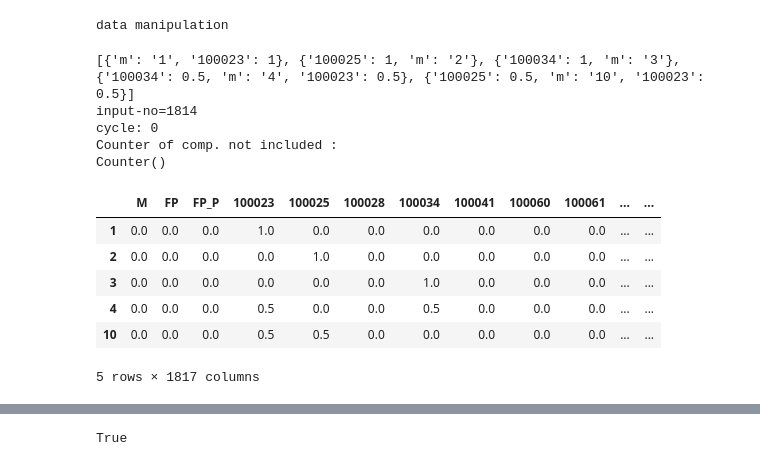
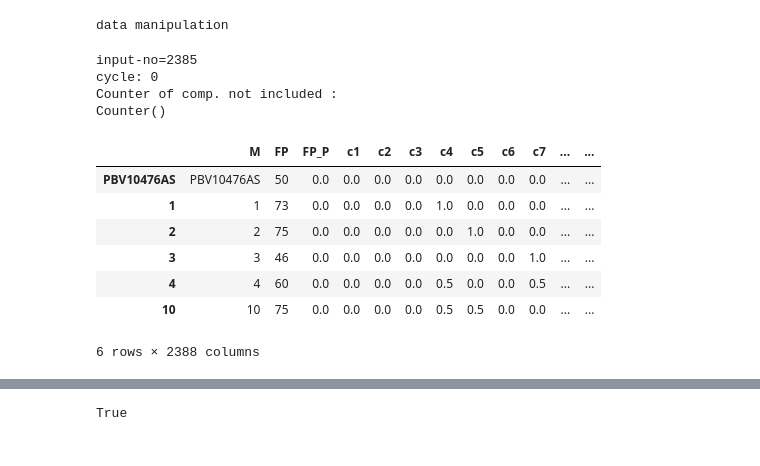
Before and after one commit to davidvela/FL-, a Jupyter notebook: pDev2/FPDL.4.ipynb, the cells around one changed output, grey strips where cells are left out. Drawn from its saved outputs; the diff is of its cells as text; code cells hidden in the pictures.

Commit message:
tests - json

```diff
--- a/pDev2/FPDL.4.ipynb
+++ b/pDev2/FPDL.4.ipynb
@@ -300,21 +306,22 @@ def get_data_test( desc ):
 # %%
-# dstf = 0
-url_test = "url"
-get_tests(url_test)
-dstt
+# READ TESTS
+force = False
+url_test = LOGDAT + "FREXP1/" ; url_test = "url"
+get_tests(url_test, force)
+dsp
 # %% [output]
-[{'m': '1', '100023': 1}, {'100025': 1, 'm': '2'}, {'100034': 1, 'm': '3'}, {'100034': 0.5, 'm': '4', '100023': 0.5}, {'100025': 0.5, 'm': '10', '100023': 0.5}]
-input-no=1814
+input-no=2385
 cycle: 0
 Counter of comp. not included :
 Counter()
-|  | M | FP | FP_P | 100023 | 100025 | 100028 | 100034 | 100041 | 100060 | 100061 | ... | ... |
-| 1 | 0.0 | 0.0 | 0.0 | 1.0 | 0.0 | 0.0 | 0.0 | 0.0 | 0.0 | 0.0 | ... | ... |
-| 2 | 0.0 | 0.0 | 0.0 | 0.0 | 1.0 | 0.0 | 0.0 | 0.0 | 0.0 | 0.0 | ... | ... |
-| 3 | 0.0 | 0.0 | 0.0 | 0.0 | 0.0 | 0.0 | 1.0 | 0.0 | 0.0 | 0.0 | ... | ... |
-| 4 | 0.0 | 0.0 | 0.0 | 0.5 | 0.0 | 0.0 | 0.5 | 0.0 | 0.0 | 0.0 | ... | ... |
-| 10 | 0.0 | 0.0 | 0.0 | 0.5 | 0.5 | 0.0 | 0.0 | 0.0 | 0.0 | 0.0 | ... | ... |
+|  | M | FP | FP_P | c1 | c2 | c3 | c4 | c5 | c6 | c7 | ... | ... |
+| PBV10476AS | PBV10476AS | 50 | 0.0 | 0.0 | 0.0 | 0.0 | 0.0 | 0.0 | 0.0 | 0.0 | ... | ... |
+| 1 | 1 | 73 | 0.0 | 0.0 | 0.0 | 0.0 | 1.0 | 0.0 | 0.0 | 0.0 | ... | ... |
+| 2 | 2 | 75 | 0.0 | 0.0 | 0.0 | 0.0 | 0.0 | 1.0 | 0.0 | 0.0 | ... | ... |
+| 3 | 3 | 46 | 0.0 | 0.0 | 0.0 | 0.0 | 0.0 | 0.0 | 0.0 | 1.0 | ... | ... |
+| 4 | 4 | 60 | 0.0 | 0.0 | 0.0 | 0.0 | 0.5 | 0.0 | 0.0 | 0.5 | ... | ... |
+| 10 | 10 | 75 | 0.0 | 0.0 | 0.0 | 0.0 | 0.5 | 0.5 | 0.0 | 0.0 | ... | ... |
-5 rows × 1817 columns
+6 rows × 2388 columns
 # %%
 # for ii, (xtb,ytb) in enumerate(get_batches(batch_size) ):
 #     print(ii)
```
Also changed, not shown: parts of 10 cells of this notebook, 2 other files.
